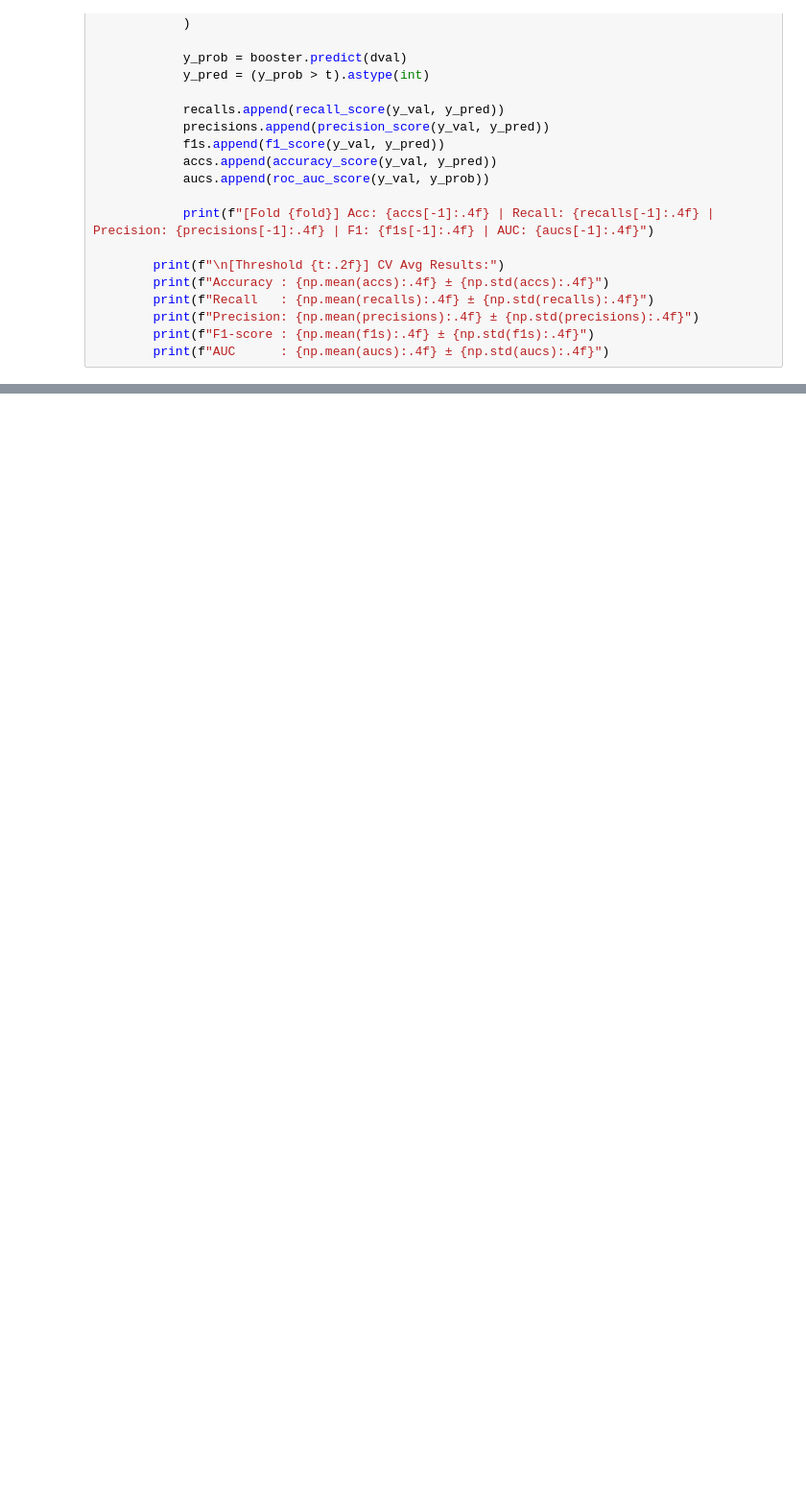
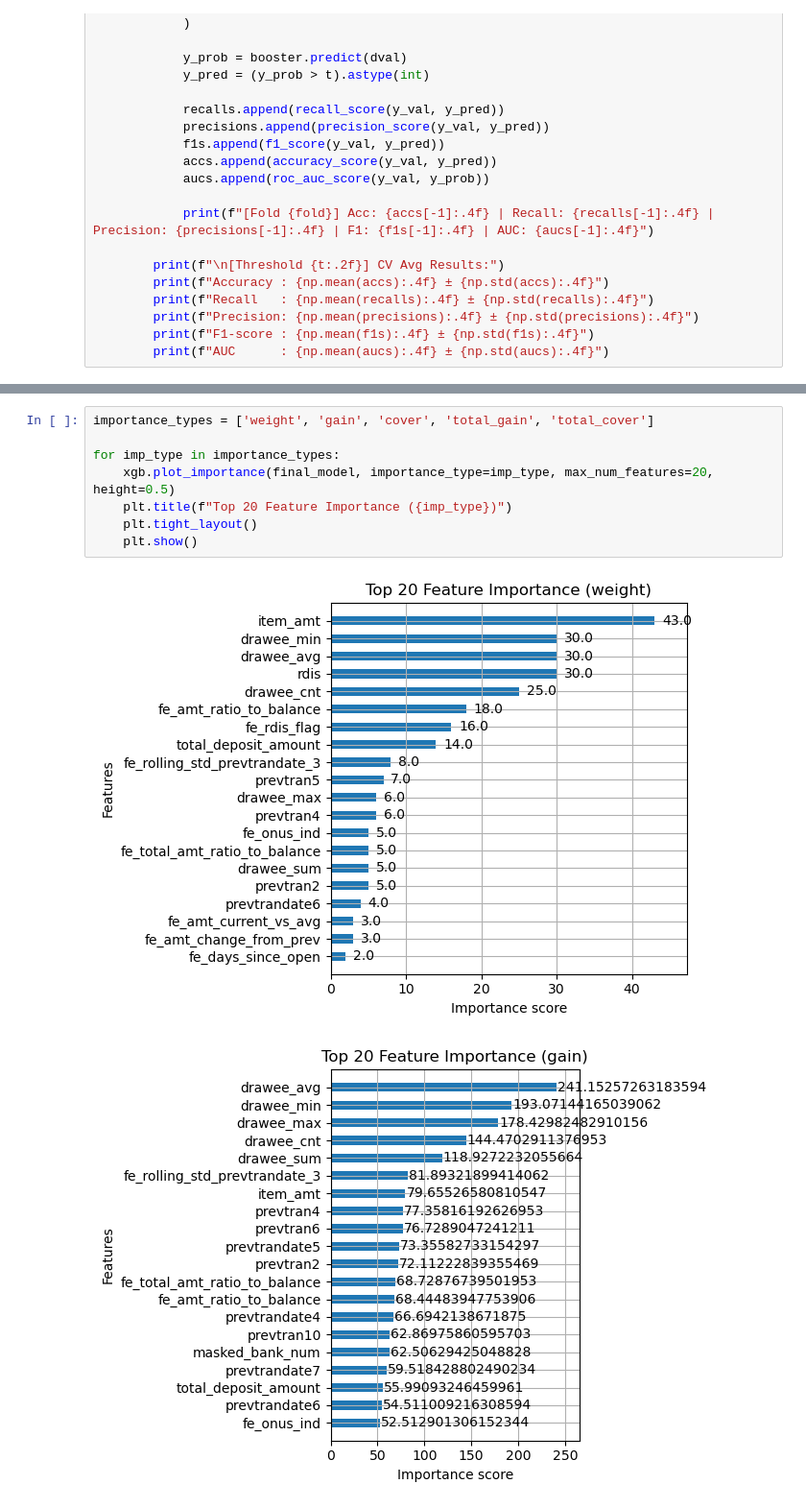
Before and after one commit to YicenYe/Citizens_Project, a Jupyter notebook: xgboost_model.ipynb, the cells around one changed output, grey strips where cells are left out. Shown: that part at 96% size. Saved outputs shown, nothing was run; the diff lists cells and outputs as text; blank space fills up the shorter version.

Commit message:
xgboost model

```diff
--- a/xgboost_model.ipynb
+++ b/xgboost_model.ipynb
@@ -461,0 +530,11 @@ AUC      : 0.6830 ± 0.0089
+# %%
+importance_types = ['weight', 'gain', 'cover', 'total_gain', 'total_cover']
+
+for imp_type in importance_types:
+    xgb.plot_importance(final_model, importance_type=imp_type, max_num_features=20, height=0.5)
+    plt.title(f"Top 20 Feature Importance ({imp_type})")
+    plt.tight_layout()
+    plt.show()
+# %% [output]
+[figure, added]
+[figure, added]
```
Also changed, not shown: parts of 10 cells of this notebook.
